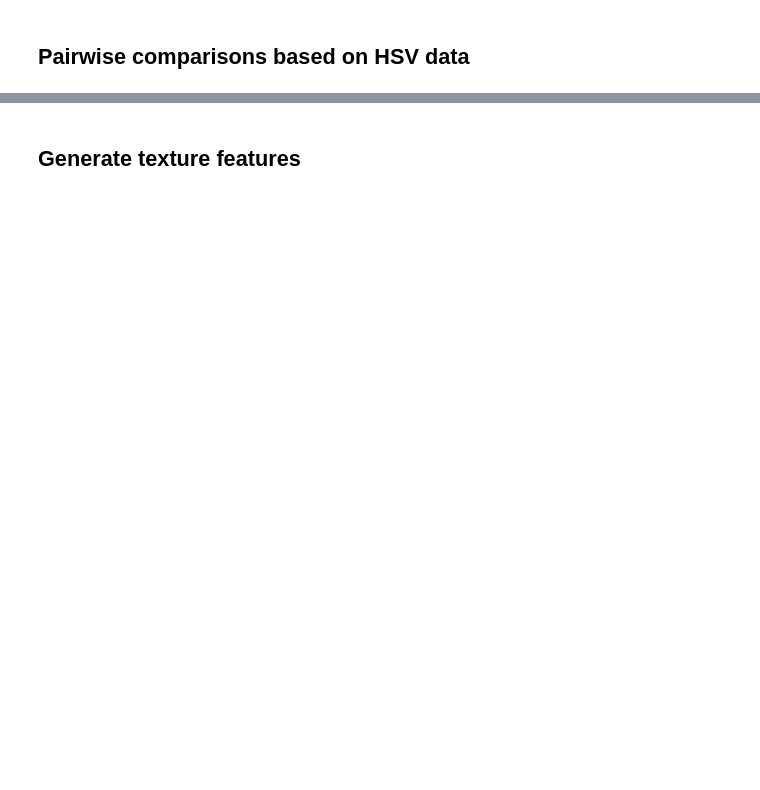
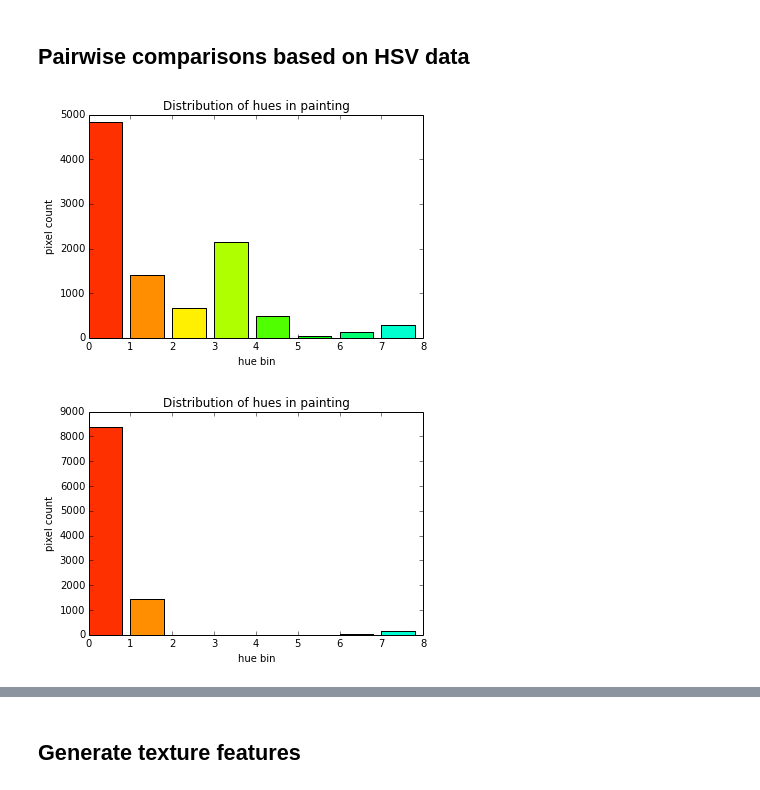
Before and after one commit to majorgowan/fifth_floor_art_critics, a Jupyter notebook: Notebooks/ten_painters.ipynb, the cells around one changed output, grey strips where cells are left out. Cells and saved outputs as stored; diff of their text form; code cells hidden in the pictures; blank space fills up the shorter version.

```diff
--- a/Notebooks/ten_painters.ipynb
+++ b/Notebooks/ten_painters.ipynb
@@ -382,24 +349,27 @@ print(distance4[pairnum])
 # %%
 # maybe hue/saturation/value is more interesting!!!
 import PBNFeatures.cylindrical as cyl
 reload(cyl)
 
 pairnum=999
 
 # show (full) images
 #showImage(pairs[pairnum][0])
 #showImage(pairs[pairnum][1])
 
 # load miniatures
-mini1,mini2 = loadPair(pairs[pairnum],mc='mini')
+mini1,mini2 = loadMiniPair(pairs[pairnum])
 
 # compute hue/saturation/value statistics
 hsvstats1 = cyl.hsv_stats(cyl.jpg_to_hsv(mini1),hue_bins=8)
 hsvstats2 = cyl.hsv_stats(cyl.jpg_to_hsv(mini2),hue_bins=8)
 
 # histograms of hue distribution
 reload(cyl)
 cyl.plotHueDistribution(hsvstats1['hue_bins'])
 cyl.plotHueDistribution(hsvstats2['hue_bins'])
 
 # hsvstats1, hsvstats2
+# %% [output]
+[figure, added]
+[figure, added]
```
Also changed, not shown: parts of 25 cells of this notebook, 3 other files.
